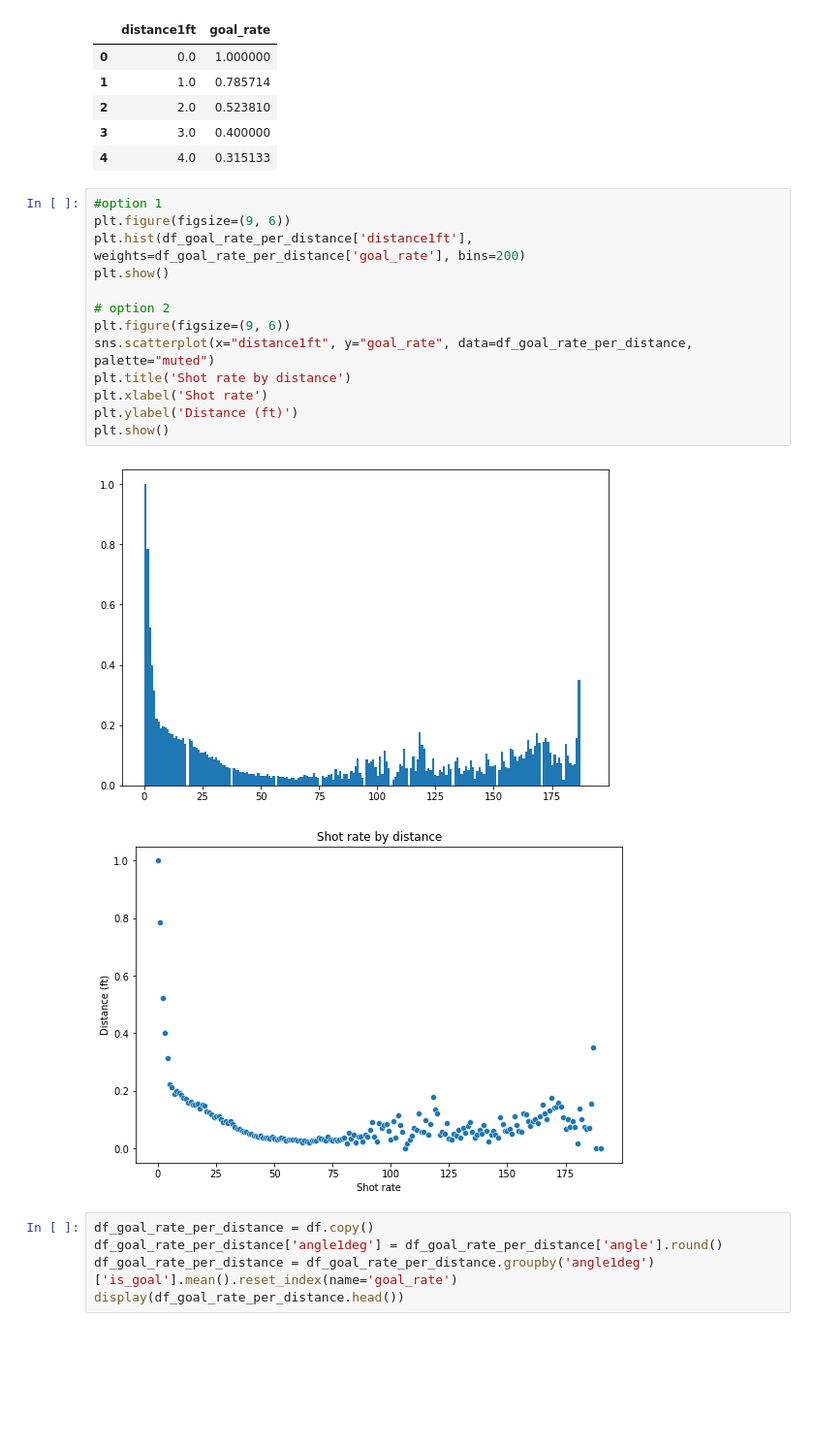
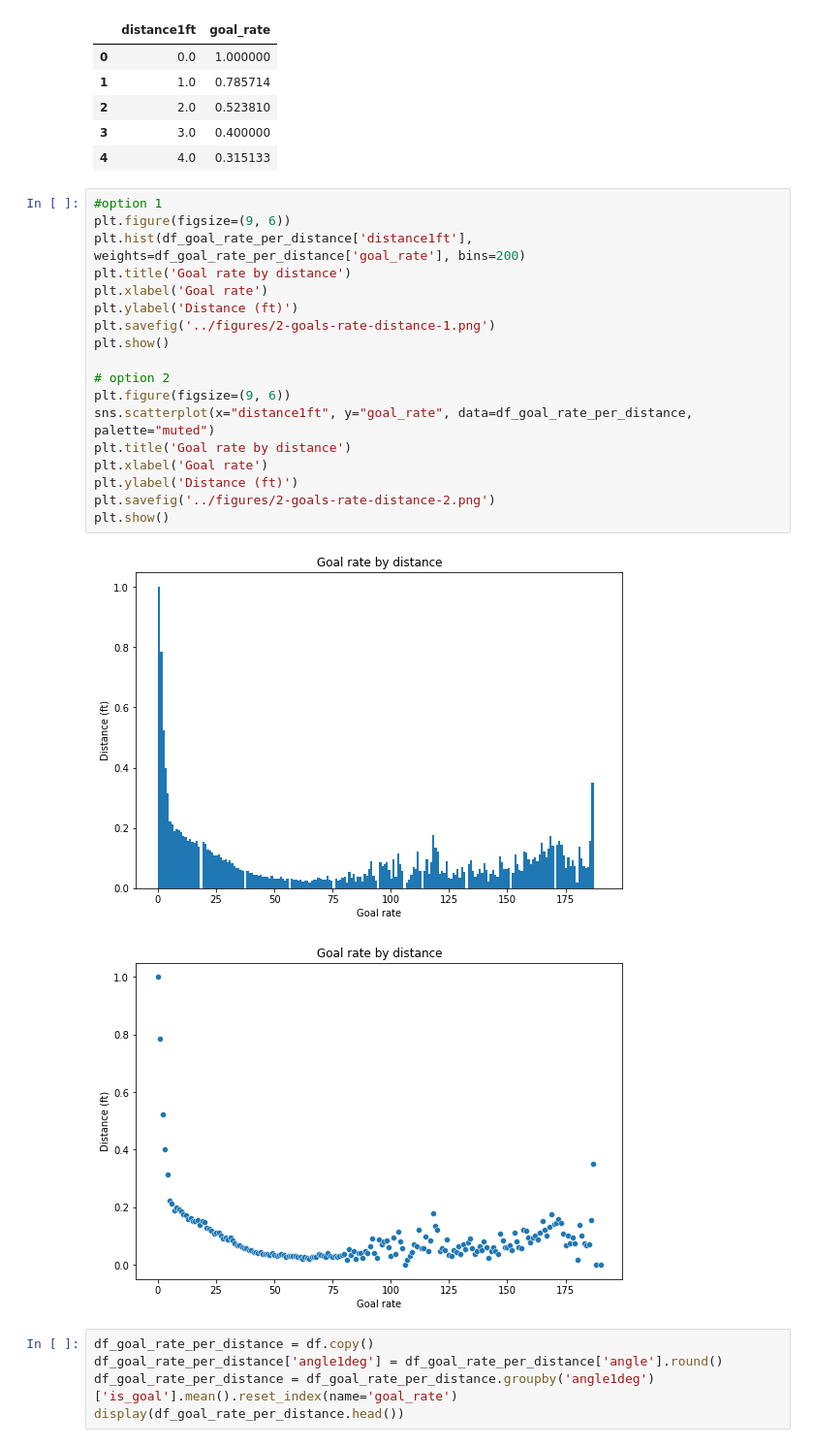
Before and after one commit to sorinmuchi/IFT6758, a Jupyter notebook: notebooks/2-FeatureEngineering-I.ipynb, the cells around one changed output. Shown at 97% size. Saved outputs shown, nothing was run; the diff lists cells and outputs as text; blank space fills up the shorter version.

Commit message:
generate figures & polish code

```diff
--- a/notebooks/2-FeatureEngineering-I.ipynb
+++ b/notebooks/2-FeatureEngineering-I.ipynb
@@ -100,18 +104,23 @@ display(df_goal_rate_per_distance.head())
 # %%
 #option 1
 plt.figure(figsize=(9, 6))
 plt.hist(df_goal_rate_per_distance['distance1ft'], weights=df_goal_rate_per_distance['goal_rate'], bins=200)
+plt.title('Goal rate by distance')
+plt.xlabel('Goal rate')
+plt.ylabel('Distance (ft)')
+plt.savefig('../figures/2-goals-rate-distance-1.png')
 plt.show()
 
 # option 2
 plt.figure(figsize=(9, 6))
 sns.scatterplot(x="distance1ft", y="goal_rate", data=df_goal_rate_per_distance, palette="muted")
-plt.title('Shot rate by distance')
-plt.xlabel('Shot rate')
+plt.title('Goal rate by distance')
+plt.xlabel('Goal rate')
 plt.ylabel('Distance (ft)')
+plt.savefig('../figures/2-goals-rate-distance-2.png')
 plt.show()
 # %% [output]
-[figure, old version]
+[figure, new version]
 [figure]
 # %%
 df_goal_rate_per_distance = df.copy()
```
Also changed, not shown: parts of 6 cells of this notebook, 15 other files.
